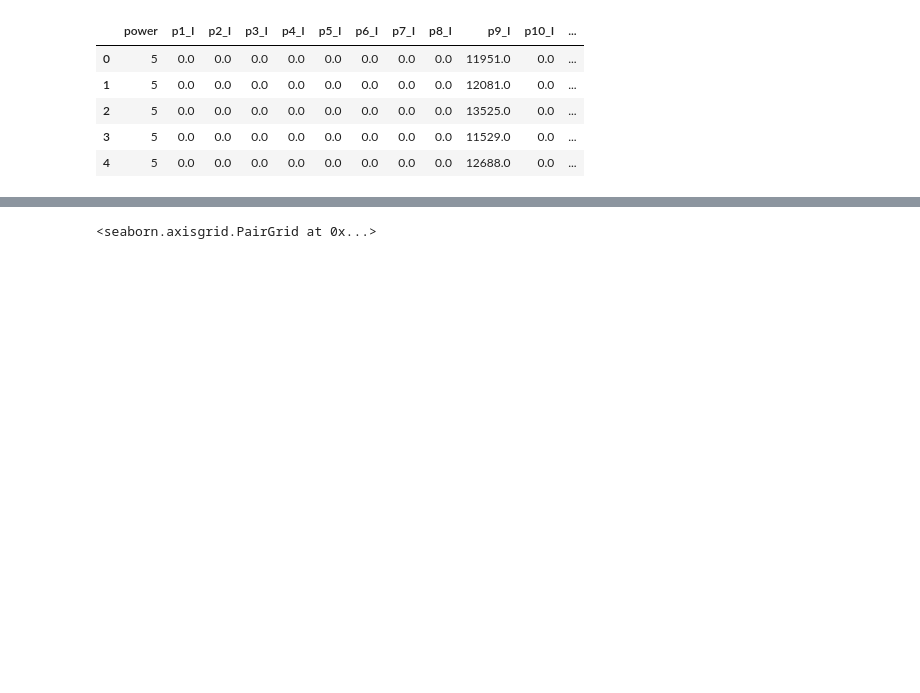
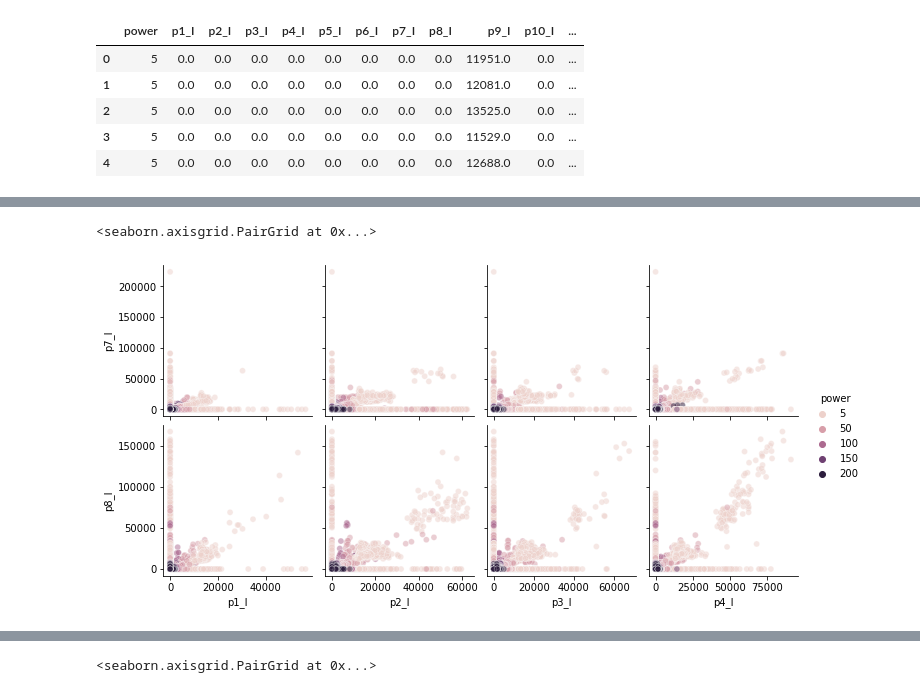
Before and after one commit to yx312/AccSpark_PythonML_project, a Jupyter notebook: SERS_pre_processing_v2_by_pos.ipynb, the cells around one changed output, grey strips where cells are left out. Drawn from its saved outputs; the diff is of its cells as text; code cells hidden in the pictures; blank space fills up the shorter version.

```diff
--- a/SERS_pre_processing_v2_by_pos.ipynb
+++ b/SERS_pre_processing_v2_by_pos.ipynb
@@ -380,0 +399,5 @@ plt.show()
+# %%
+sns.pairplot(peak_I_fill_na,x_vars=['p1_I','p2_I','p3_I','p4_I'],y_vars=['p7_I','p8_I'],hue='power',plot_kws={'alpha':0.5})
+# %% [output]
+<seaborn.axisgrid.PairGrid at 0x...>
+[figure, added]
```
Also changed, not shown: parts of 4 cells of this notebook.
